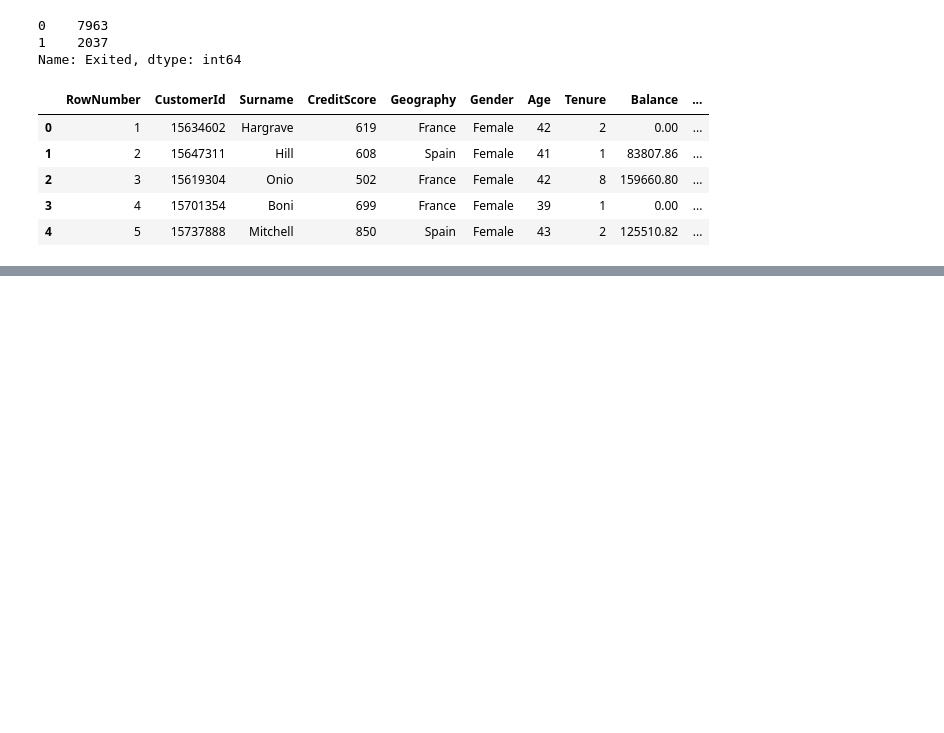
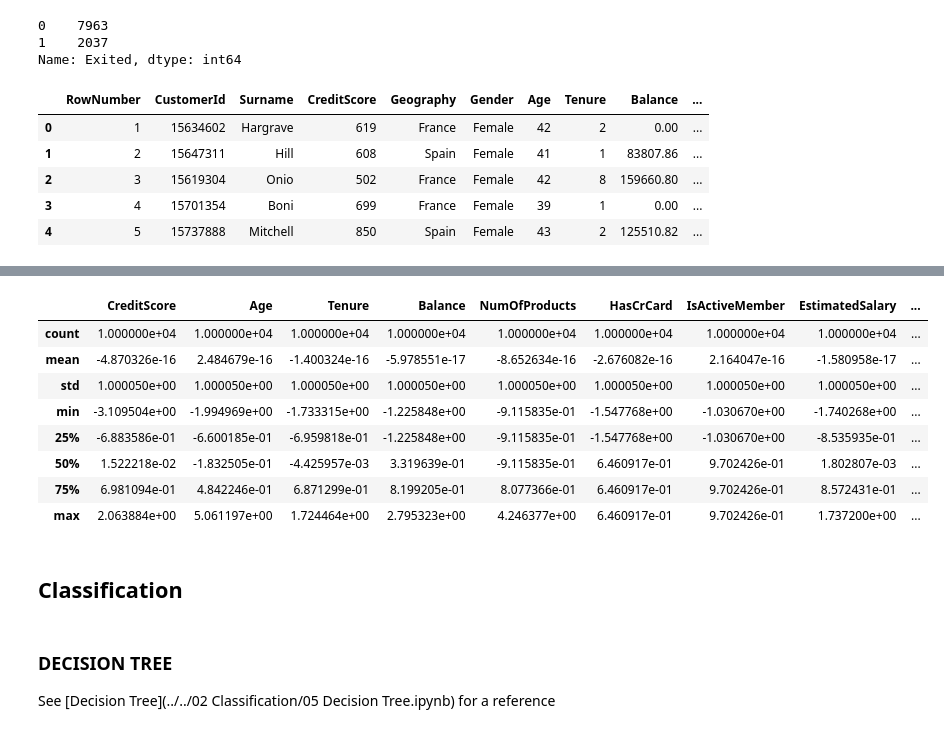
Before and after one commit to jmoianes/MachineLearning, a Jupyter notebook: 20 Projects/02 Churn/Churn Analysis.ipynb, the cells around one changed output, grey strips where cells are left out. Cells and saved outputs as stored; diff of their text form; code cells hidden in the pictures; blank space fills up the shorter version.

```diff
--- a/20 Projects/02 Churn/Churn Analysis.ipynb
+++ b/20 Projects/02 Churn/Churn Analysis.ipynb
@@ -211,3 +158,0 @@ X.head()
-# %%
-X = pd.get_dummies(X, columns=['time_of_day'])
-X.head()
@@ -241,0 +159,5 @@ Name: user_action, dtype: int64
+# %%
+# dropping columns that no are necessary: RowNumber, CustomerId, Surname
+columns_to_drop = ['RowNumber', 'CustomerId', 'Surname']
+X.drop(labels=columns_to_drop, axis=1, inplace=True)
+X.head()
@@ -241,0 +171,5 @@ Name: user_action, dtype: int64
+# %%
+# processing categorical data
+categorical_features = ['Geography', 'Gender']
+X = pd.get_dummies(X, columns=categorical_features)
+X.head()
@@ -241,0 +183,5 @@ Name: user_action, dtype: int64
+# %%
+# solving dummy variables
+dummy_variables = ['Geography_Spain', 'Gender_Male']
+X.drop(labels=dummy_variables, axis=1, inplace=True)
+X.head()
@@ -241,0 +195,18 @@ Name: user_action, dtype: int64
+# %%
+from sklearn.preprocessing import StandardScaler
+sd = StandardScaler(with_mean=True, with_std=True)
+
+Xscaled = sd.fit_transform(X)
+pd.DataFrame(Xscaled, columns=X.columns).describe()
+# %% [output]
+|  | CreditScore | Age | Tenure | Balance | NumOfProducts | HasCrCard | IsActiveMember | EstimatedSalary | ... |
+| count | 1.000000e+04 | 1.000000e+04 | 1.000000e+04 | 1.000000e+04 | 1.000000e+04 | 1.000000e+04 | 1.000000e+04 | 1.000000e+04 | ... |
+| mean | -4.870326e-16 | 2.484679e-16 | -1.400324e-16 | -5.978551e-17 | -8.652634e-16 | -2.676082e-16 | 2.164047e-16 | -1.580958e-17 | ... |
+| std | 1.000050e+00 | 1.000050e+00 | 1.000050e+00 | 1.000050e+00 | 1.000050e+00 | 1.000050e+00 | 1.000050e+00 | 1.000050e+00 | ... |
+| min | -3.109504e+00 | -1.994969e+00 | -1.733315e+00 | -1.225848e+00 | -9.115835e-01 | -1.547768e+00 | -1.030670e+00 | -1.740268e+00 | ... |
+| 25% | -6.883586e-01 | -6.600185e-01 | -6.959818e-01 | -1.225848e+00 | -9.115835e-01 | -1.547768e+00 | -1.030670e+00 | -8.535935e-01 | ... |
+| 50% | 1.522218e-02 | -1.832505e-01 | -4.425957e-03 | 3.319639e-01 | -9.115835e-01 | 6.460917e-01 | 9.702426e-01 | 1.802807e-03 | ... |
+| 75% | 6.981094e-01 | 4.842246e-01 | 6.871299e-01 | 8.199205e-01 | 8.077366e-01 | 6.460917e-01 | 9.702426e-01 | 8.572431e-01 | ... |
+| max | 2.063884e+00 | 5.061197e+00 | 1.724464e+00 | 2.795323e+00 | 4.246377e+00 | 6.460917e-01 | 9.702426e-01 | 1.737200e+00 | ... |
+# %% [markdown]
+## Classification
@@ -241,0 +229,4 @@ Name: user_action, dtype: int64
+# %% [markdown]
+### DECISION TREE
+
+See [Decision Tree](../../02 Classification/05 Decision Tree.ipynb) for a reference
```
Also changed, not shown: parts of 87 cells of this notebook, 17 other files.
